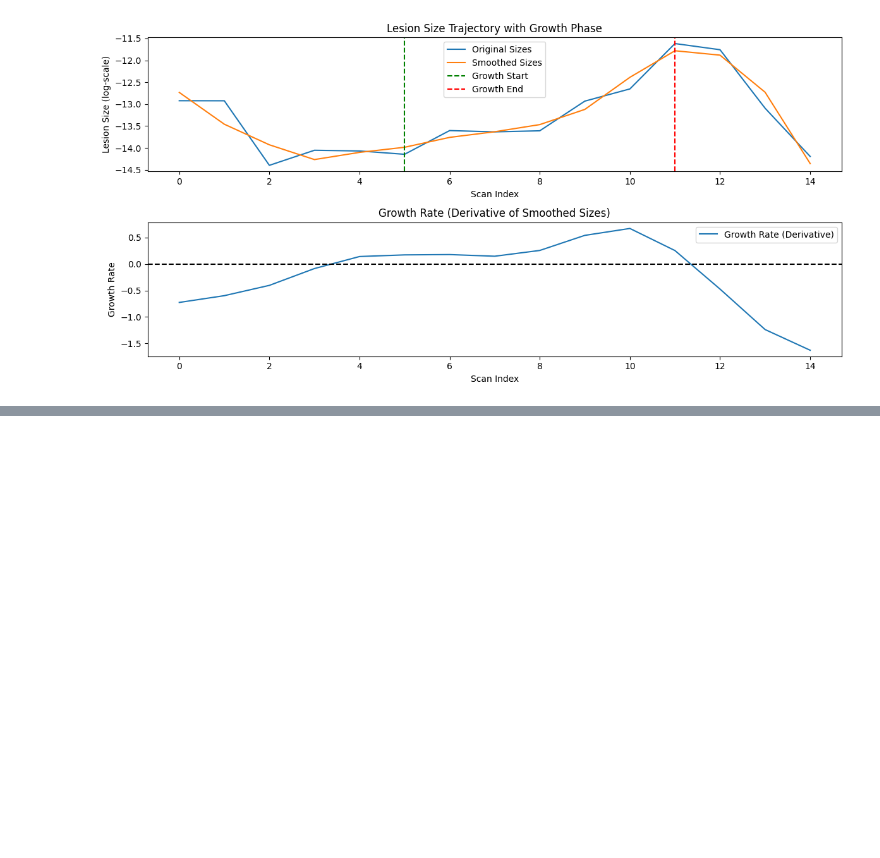
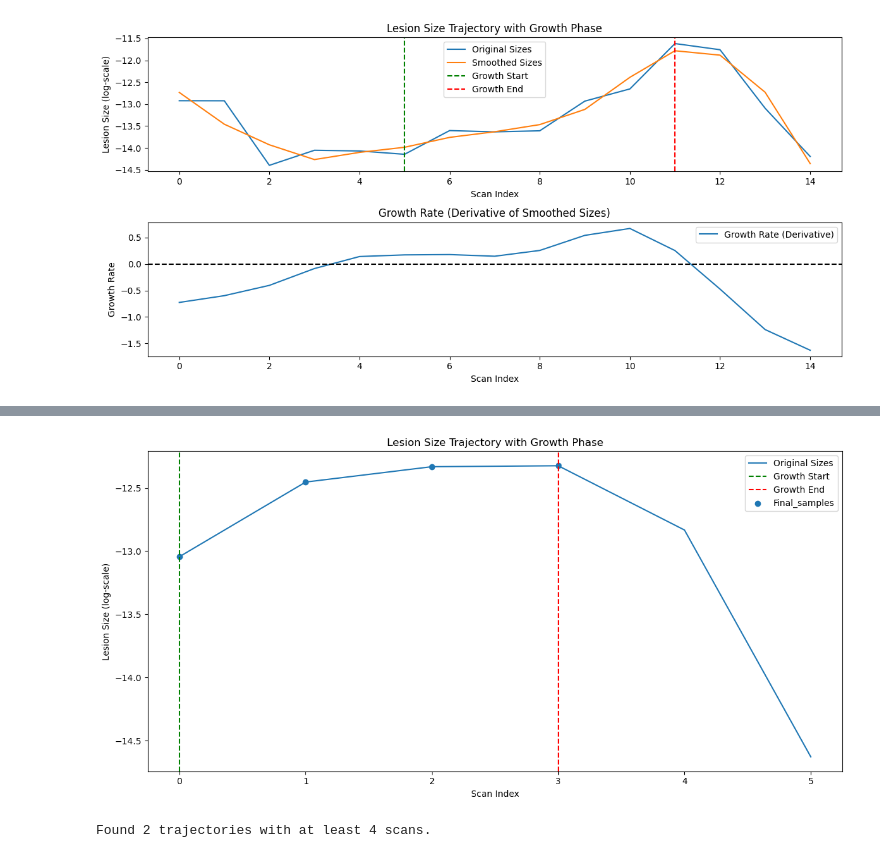
Before and after one commit to steilgedacht/thesis-project, a Jupyter notebook: experiments/02_finding_the_longest_only_growing_subsequence/inr.ipynb, the cells around one changed output, grey strips where cells are left out. Cells and saved outputs as stored; diff of their text form; code cells hidden in the pictures; blank space fills up the shorter version.

Commit message:
new growing sequence detection

```diff
--- a/experiments/02_finding_the_longest_only_growing_subsequence/inr.ipynb
+++ b/experiments/02_finding_the_longest_only_growing_subsequence/inr.ipynb
@@ -486,0 +507,8 @@ plt.show()
+# %%
+mdl.find_lesion_trajectory("YG_0JCOFA4MZFB4", 3).plot_growth_phase()
+# %% [output]
+[figure, added]
+# %%
+mdl.cache_lesion_trajectories_from_n_scans(n_scans=4, only_growing=True)
+# %% [output]
+Found 2 trajectories with at least 4 scans.
```
Also changed, not shown: parts of 4 cells of this notebook, 4 other files.
